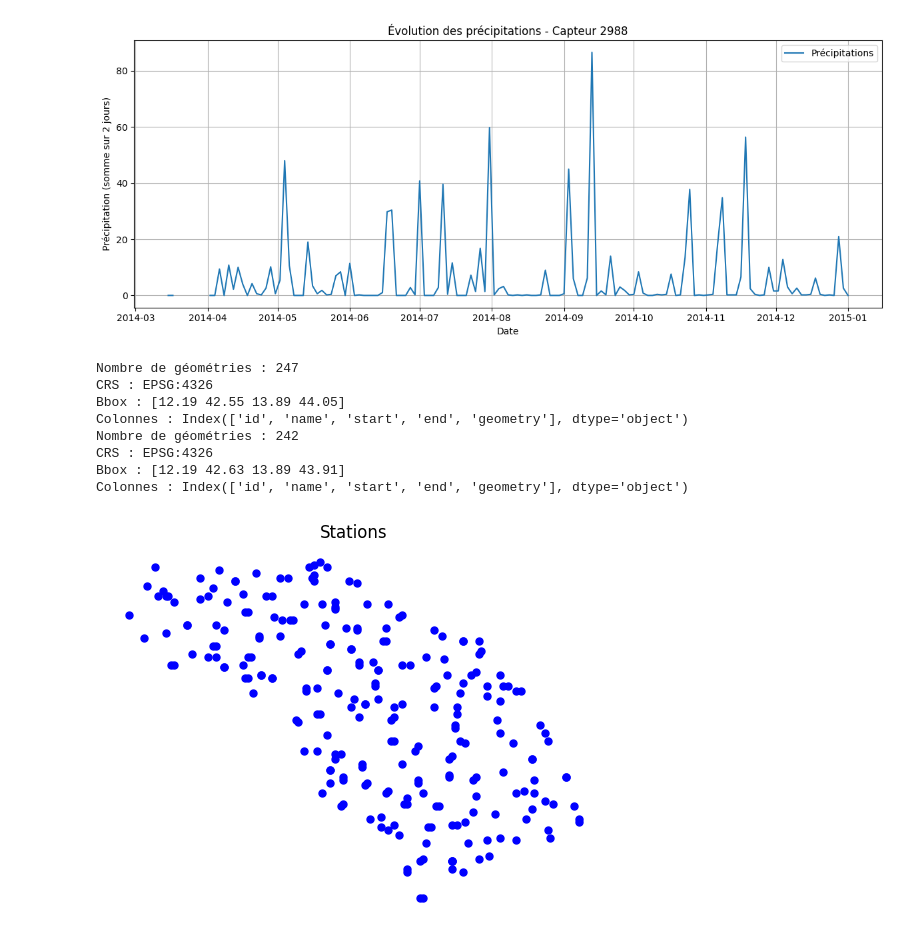
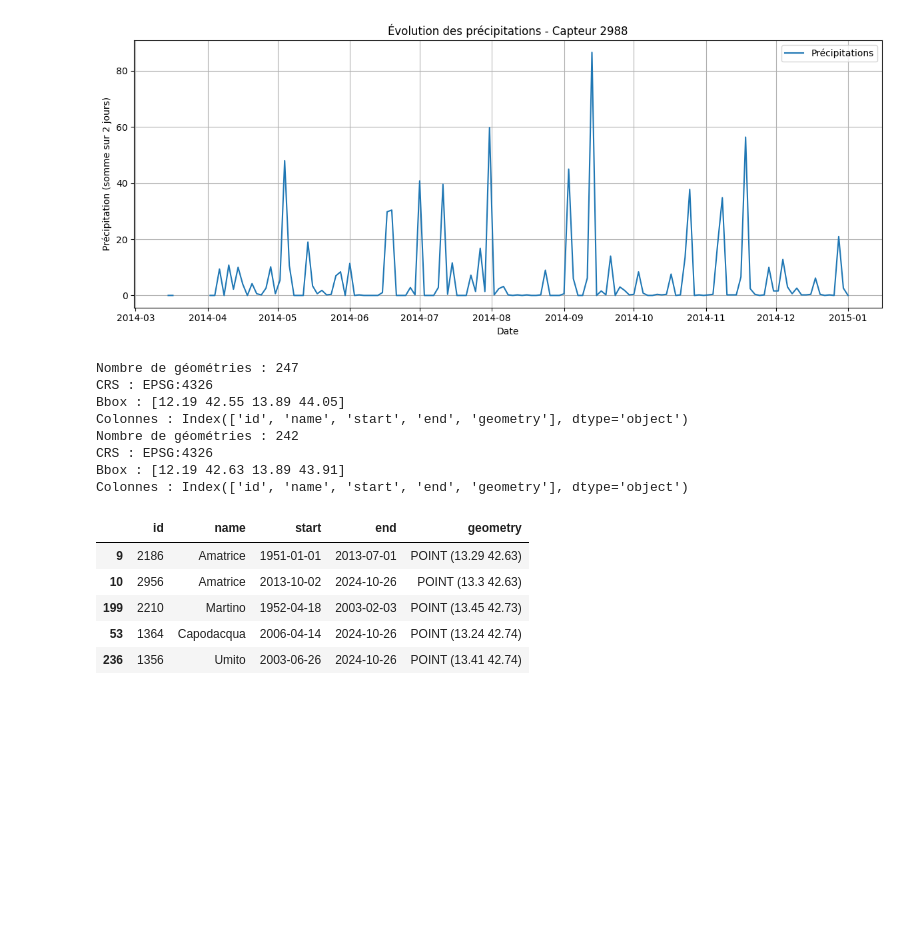
Before and after one commit to zwergon/pyslam, a Jupyter notebook: preprocessing/preprocessing.ipynb, the cells around one changed output. Saved outputs shown, nothing was run; the diff lists cells and outputs as text; code cells hidden in the pictures; blank space fills up the shorter version.

```diff
--- a/preprocessing/preprocessing.ipynb
+++ b/preprocessing/preprocessing.ipynb
@@ -484,46 +485,47 @@ plt.show()
 from pathlib import Path
 import geopandas as gpd
 from shapely.geometry import box
+from pyproj import Transformer
+import matplotlib.pyplot as plt
 
-data_path = Path("/work/lecomtje/data/pyslam")
+
 
 df_stations = gpd.read_file(data_path / "stations.gpkg")
 print("Nombre de géométries :", len(df_stations))
 print("CRS :", df_stations.crs)
 print("Bbox :", df_stations.total_bounds)
 print("Colonnes :", df_stations.columns)
 # Afficher les 5 premières lignes
 #print(df_stations.head())
 
 # Projection vers EPSG:4326 du gpkg https://epsg.io/4326
 assert df_stations.crs == "EPSG:4326", "Le GeoDataFrame doit être en EPSG:4326"
 
 transformer = Transformer.from_crs("EPSG:32632", "EPSG:4326", always_xy=True)
 xmin_4326, ymin_4326 = transformer.transform(bbox_clc2012[0], bbox_clc2012[1])
 xmax_4326, ymax_4326 = transformer.transform(bbox_clc2012[2], bbox_clc2012[3])
 bbox = box(xmin_4326, ymin_4326, xmax_4326, ymax_4326)
 
 df_stations_clip = gpd.clip(df_stations, bbox)
 print("Nombre de géométries :", len(df_stations_clip))
 print("CRS :", df_stations_clip.crs)
 print("Bbox :", df_stations_clip.total_bounds)
 print("Colonnes :", df_stations_clip.columns)
 
-x = df_stations_clip.geometry.x
-y = df_stations_clip.geometry.y
-plt.plot(x, y, 'o', color='blue', markersize=5)  # 'o' = marker point
-plt.xlabel("Longitude")
-plt.ylabel("Latitude")
-plt.title("Stations")
-plt.axis('off')  # Pour ne pas afficher les axes
-plt.show()
+
+df_stations_clip.head()
 # %% [output]
 Nombre de géométries : 247
 CRS : EPSG:4326
 Bbox : [12.19 42.55 13.89 44.05]
 Colonnes : Index(['id', 'name', 'start', 'end', 'geometry'], dtype='object')
 Nombre de géométries : 242
 CRS : EPSG:4326
 Bbox : [12.19 42.63 13.89 43.91]
 Colonnes : Index(['id', 'name', 'start', 'end', 'geometry'], dtype='object')
-[figure, removed]
+|  | id | name | start | end | geometry |
+| 9 | 2186 | Amatrice | 1951-01-01 | 2013-07-01 | POINT (13.29 42.63) |
+| 10 | 2956 | Amatrice | 2013-10-02 | 2024-10-26 | POINT (13.3 42.63) |
+| 199 | 2210 | Martino | 1952-04-18 | 2003-02-03 | POINT (13.45 42.73) |
+| 53 | 1364 | Capodacqua | 2006-04-14 | 2024-10-26 | POINT (13.24 42.74) |
+| 236 | 1356 | Umito | 2003-06-26 | 2024-10-26 | POINT (13.41 42.74) |
```
Also changed, not shown: parts of 13 cells of this notebook, 4 other files.
